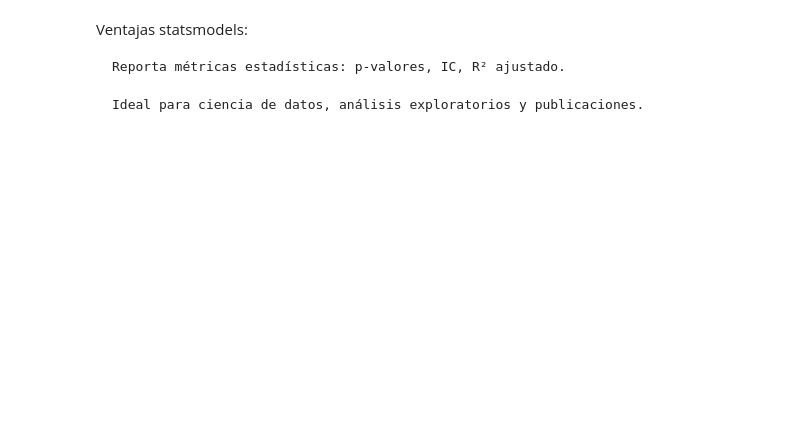
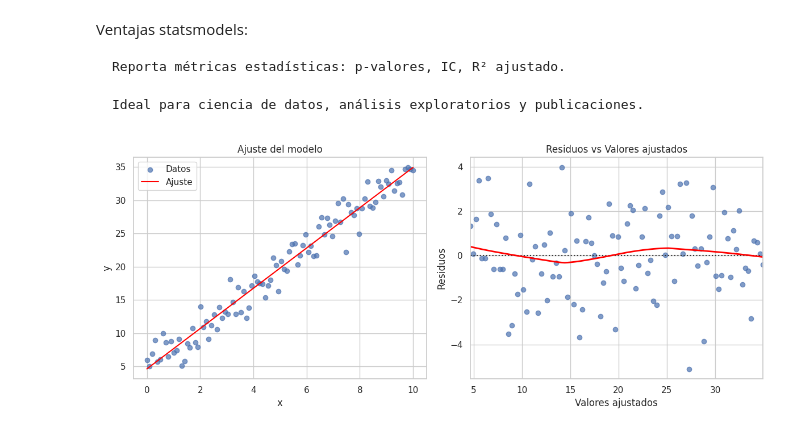
Before and after one commit to Reconocimiento-de-patrones-UNQ/Clase1, a Jupyter notebook: Clase_1_c.ipynb, the cells around one changed output. Cells and saved outputs as stored; diff of their text form; code cells hidden in the pictures; blank space fills up the shorter version.

```diff
--- a/Clase_1_c.ipynb
+++ b/Clase_1_c.ipynb
@@ -162,3 +275,27 @@ Ventajas statsmodels:
     Reporta métricas estadísticas: p-valores, IC, R² ajustado.
 
     Ideal para ciencia de datos, análisis exploratorios y publicaciones.
+# %%
+plt.figure(figsize=(12, 5))
+
+# Gráfico del ajuste
+plt.subplot(1, 2, 1)
+plt.scatter(X.iloc[:, 0], y, alpha=0.7, label='Datos')
+plt.plot(X.iloc[:, 0], model_sm.fittedvalues, color='red', label='Ajuste')
+plt.xlabel(X.columns[0])
+plt.ylabel('y')
+plt.title('Ajuste del modelo')
+plt.legend()
+
+# Gráfico de residuos
+plt.subplot(1, 2, 2)
+sns.residplot(x=model_sm.fittedvalues, y=model_sm.resid, lowess=True,
+              line_kws={'color': 'red', 'lw': 2}, scatter_kws={'alpha': 0.7})
+plt.xlabel('Valores ajustados')
+plt.ylabel('Residuos')
+plt.title('Residuos vs Valores ajustados')
+
+plt.tight_layout()
+plt.show()
+# %% [output]
+[figure, added]
```
Also changed, not shown: parts of 12 cells of this notebook.
